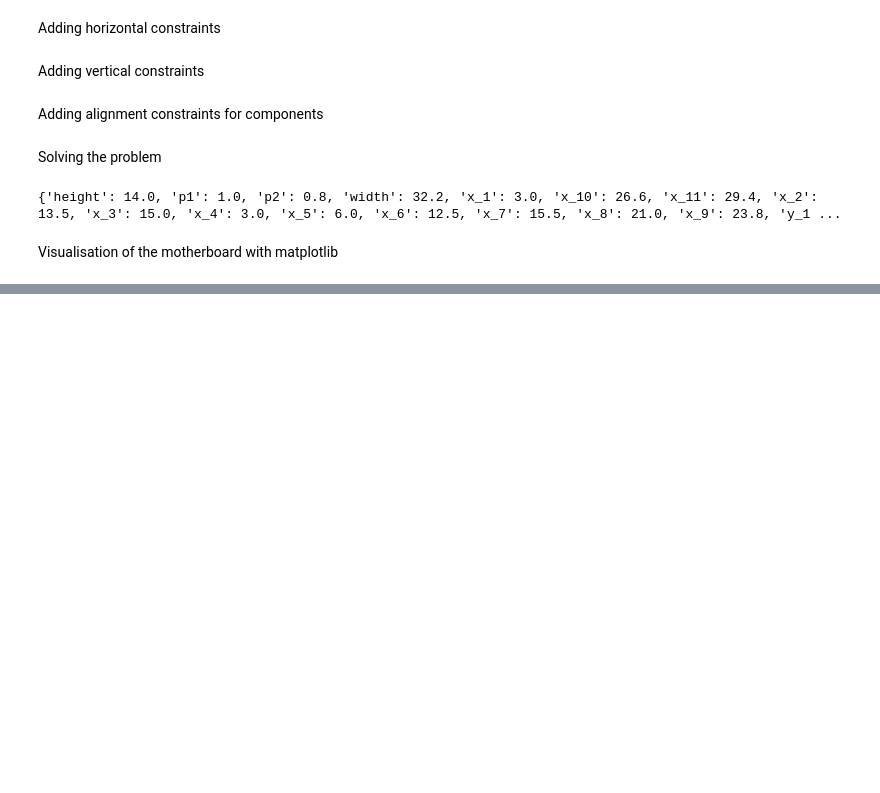
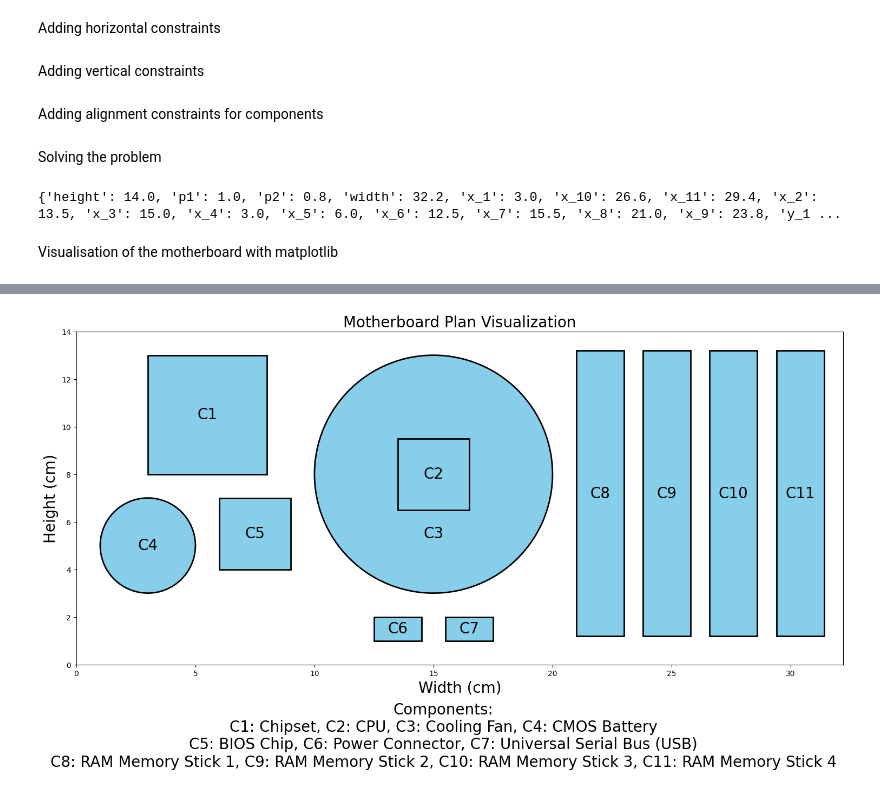
Before and after one commit to jinchad/adv-opti, a Jupyter notebook: adv_opti_code.ipynb, the cells around one changed output, grey strips where cells are left out. Saved outputs shown, nothing was run; the diff lists cells and outputs as text; code cells hidden in the pictures; blank space fills up the shorter version.

```diff
--- a/adv_opti_code.ipynb
+++ b/adv_opti_code.ipynb
@@ -189 +206,83 @@ plt.show()
 [figure]
+# %%
+hfont = {'fontname':'Helvetica'}
+
+comp_dict = {'C1':'Chipset', 'C2':'CPU', 'C3':'Cooling Fan', 'C4':'CMOS Battery', 'C5':'BIOS Chip', 'C6':'Power Connector', 'C7':'Universal Serial Bus (USB)', 'C8':'RAM Memory Stick 1', 'C9':'RAM Memory Stick 2', 'C10':'RAM Memory Stick 3', 'C11':'RAM Memory Stick 4'}
+
+# Example component sizes and positions (x, y, width, height)
+rectangular_components = [
+    {'name': 'C1', 'x': solution["x_1"], 'y': solution["y_1"], 'width': param_dict["chipset"][1], 'height': param_dict["chipset"][0]},
+    {'name': 'C2', 'x': solution["x_2"], 'y': solution["y_2"], 'width': param_dict["cpu"][1], 'height': param_dict["cpu"][0]},
+    {'name': 'C5', 'x': solution["x_5"], 'y': solution["y_5"], 'width': param_dict["bios"][1], 'height': param_dict["bios"][0]},
+    {'name': 'C6', 'x': solution["x_6"], 'y': solution["y_6"], 'width': param_dict["powercon"][1], 'height': param_dict["powercon"][0]},
+    {'name': 'C7', 'x': solution["x_7"], 'y': solution["y_7"], 'width': param_dict["usb"][1], 'height': param_dict["usb"][0]},
+    {'name': 'C8', 'x': solution["x_8"], 'y': solution["y_8"], 'width': param_dict["ram"][1], 'height': param_dict["ram"][0]},
+    {'name': 'C9', 'x': solution["x_9"], 'y': solution["y_9"], 'width': param_dict["ram"][1], 'height': param_dict["ram"][0]},
+    {'name': 'C10', 'x': solution["x_10"], 'y': solution["y_10"], 'width': param_dict["ram"][1], 'height': param_dict["ram"][0]},
+    {'name': 'C11', 'x': solution["x_11"], 'y': solution["y_11"], 'width': param_dict["ram"][1], 'height': param_dict["ram"][0]},
+
+]
+
+circular_components = [
+    {'name': 'C3', 'x': solution["x_3"], 'y': solution["y_3"], 'radius': param_dict["coolfan"]},
+    {'name': 'C4', 'x': solution["x_4"], 'y': solution["y_4"], 'radius': param_dict["cmos"]},
+
+]
+
+# Create a figure and axis
+fig, ax = plt.subplots()
+fig.figure.set_figwidth(120)
+fig.figure.set_figheight(8)
+
+for component in circular_components:
+    circle = Circle((component["x"], component["y"]), radius=component['radius'], edgecolor='black', facecolor='skyblue', lw=2)
+    ax.add_patch(circle)
+    if component["name"] == "C3":
+        ax.text(component['x'],  component['y']-param_dict["coolfan"]/2, component['name'], fontdict= hfont, fontsize=20, ha='center', va='center')
+    else:
+        ax.text(component['x'],  component['y'], component['name'], fontsize=20, fontdict= hfont, ha='center', va='center')
+
+# Draw the rectangles (components)
+for component in rectangular_components:
+    rect = Rectangle((component['x'], component['y']),
+                     component['width'],
+                     component['height'],
+                     edgecolor='black',
+                     facecolor='skyblue',
+                     lw=2)
+    ax.add_patch(rect)
+    # Add text to label the component
+    cx = component['x'] + component['width'] / 2
+    cy = component['y'] + component['height'] / 2
+    ax.text(cx, cy, component['name'], fontsize=20, fontdict= hfont, ha='center', va='center')
+
+# Set the limits of the plot based on the components' sizes
+ax.set_xlim(0, solution["width"])
+ax.set_ylim(0, solution["height"])
+
+# Set labels and title
+ax.set_xlabel('Width (cm)', fontsize=20)
+ax.set_ylabel('Height (cm)', fontsize=20)
+ax.set_title('Motherboard Plan Visualization', fontsize=20)
+
+# Display the plot
+plt.gca().set_aspect('equal', adjustable='box')
+plt.grid(False)
+items = [f"{key}: {value}" for key, value in comp_dict.items()]
+
+# Calculate the one-third and two-thirds points
+third = len(items) // 3
+two_thirds = 2 * (len(items) // 3)
+
+# Split the list into three parts
+first_third = ", ".join(items[:third + 1])       # Include the first third
+second_third = ", ".join(items[third + 1:two_thirds + 1])  # Include the second third
+final_third = ", ".join(items[two_thirds + 1:])  # The rest goes into the final third
+
+# Combine the three thirds with newlines in between
+comp_text = "Components:\n" + first_third + "\n" + second_third + "\n" + final_third
+
+# Display the dictionary text below the x-axis using plt.figtext
+plt.figtext(0.51, -0.12, comp_text, wrap=True, horizontalalignment='center', fontsize=20)
+plt.show()
+# %% [output]
@@ -189,0 +306 @@ plt.show()
+[figure, added]
```
Also changed, not shown: parts of 2 cells of this notebook.
